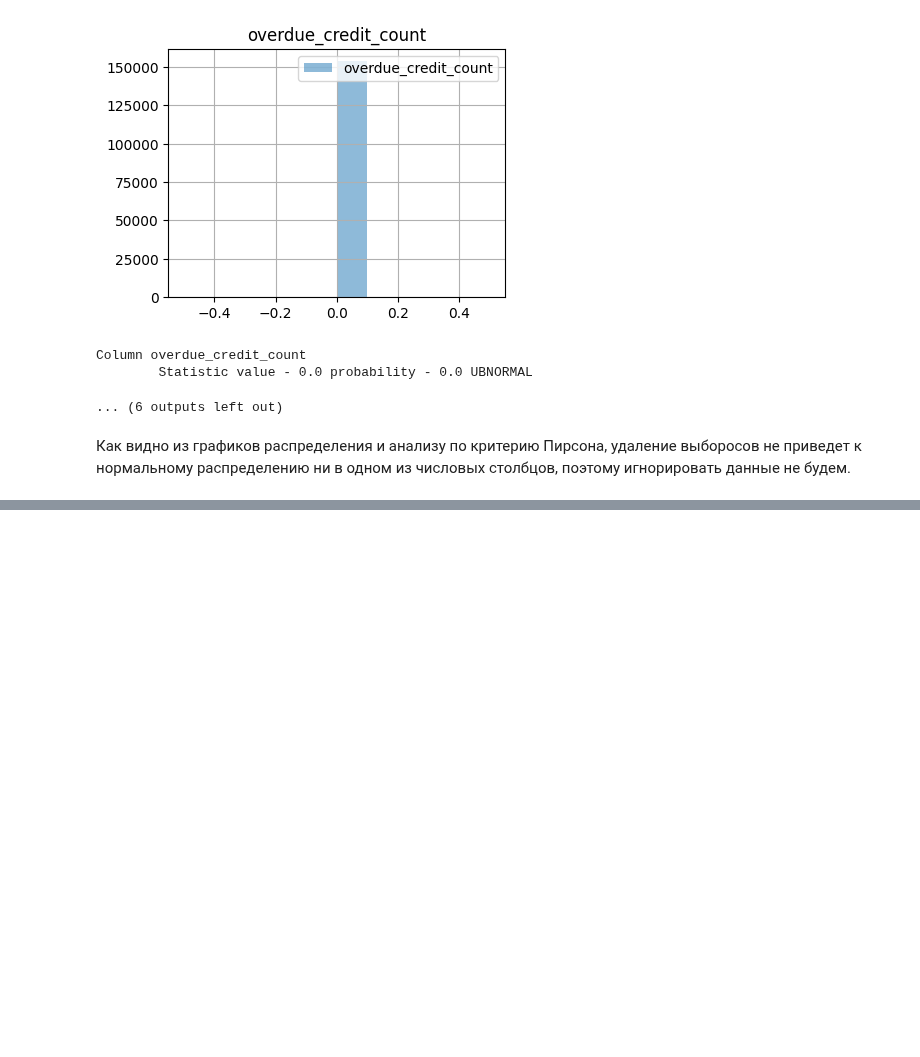
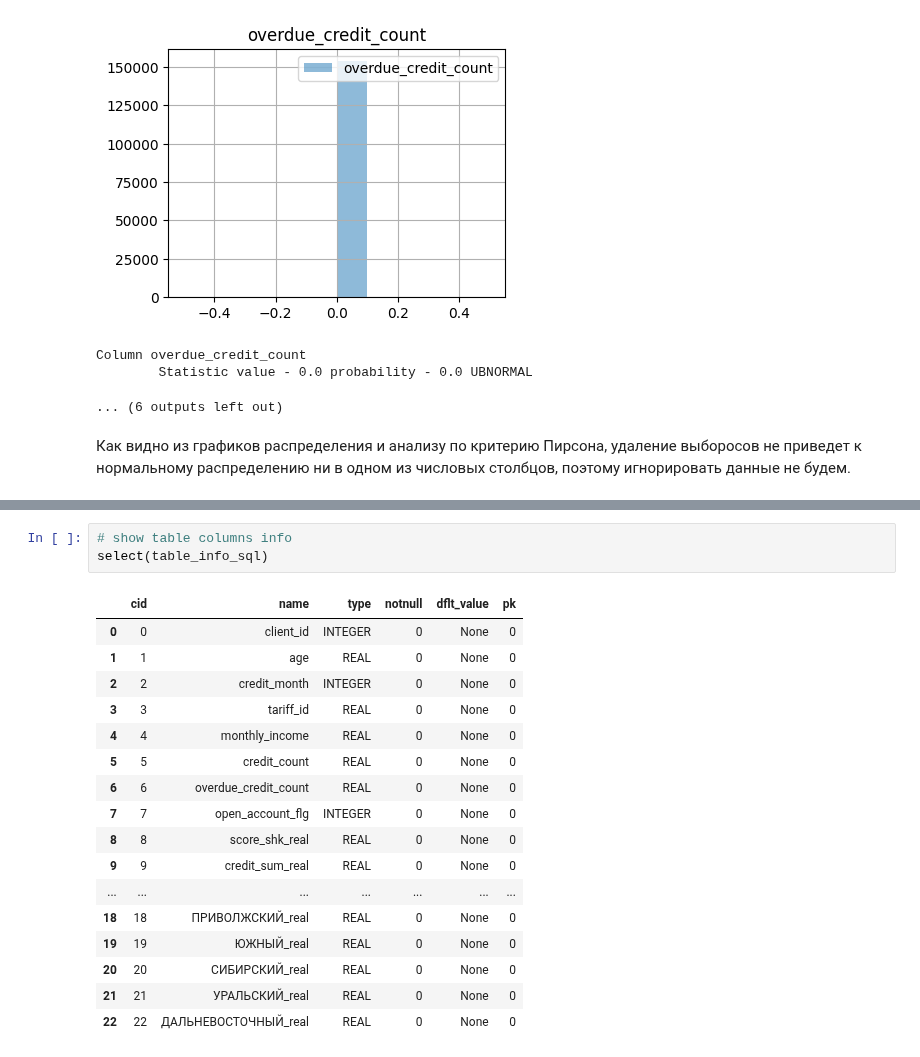
Before and after one commit to matfiz17181920/ML01_P_Online, a Jupyter notebook: Viktoria_Olegovna/HW_11/homework_2024-12-19.ipynb, the cells around one changed output, grey strips where cells are left out. Cells and saved outputs as stored; diff of their text form; blank space fills up the shorter version.

```diff
--- a/Viktoria_Olegovna/HW_11/homework_2024-12-19.ipynb
+++ b/Viktoria_Olegovna/HW_11/homework_2024-12-19.ipynb
@@ -318,0 +717,21 @@ Column overdue_credit_count
+# %%
+# show table columns info
+select(table_info_sql)
+# %% [output]
+|  | cid | name | type | notnull | dflt_value | pk |
+| 0 | 0 | client_id | INTEGER | 0 | None | 0 |
+| 1 | 1 | age | REAL | 0 | None | 0 |
+| 2 | 2 | credit_month | INTEGER | 0 | None | 0 |
+| 3 | 3 | tariff_id | REAL | 0 | None | 0 |
+| 4 | 4 | monthly_income | REAL | 0 | None | 0 |
+| 5 | 5 | credit_count | REAL | 0 | None | 0 |
+| 6 | 6 | overdue_credit_count | REAL | 0 | None | 0 |
+| 7 | 7 | open_account_flg | INTEGER | 0 | None | 0 |
+| 8 | 8 | score_shk_real | REAL | 0 | None | 0 |
+| 9 | 9 | credit_sum_real | REAL | 0 | None | 0 |
+| ... | ... | ... | ... | ... | ... | ... |
+| 18 | 18 | ПРИВОЛЖСКИЙ_real | REAL | 0 | None | 0 |
+| 19 | 19 | ЮЖНЫЙ_real | REAL | 0 | None | 0 |
+| 20 | 20 | СИБИРСКИЙ_real | REAL | 0 | None | 0 |
+| 21 | 21 | УРАЛЬСКИЙ_real | REAL | 0 | None | 0 |
+| 22 | 22 | ДАЛЬНЕВОСТОЧНЫЙ_real | REAL | 0 | None | 0 |
```
Also changed, not shown: parts of 54 cells of this notebook.
